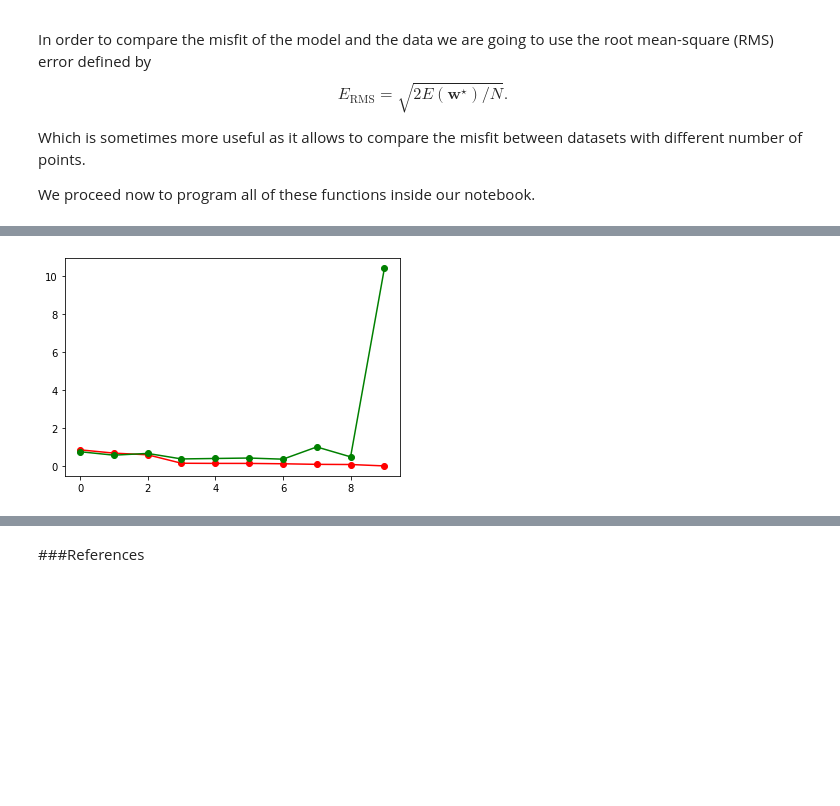
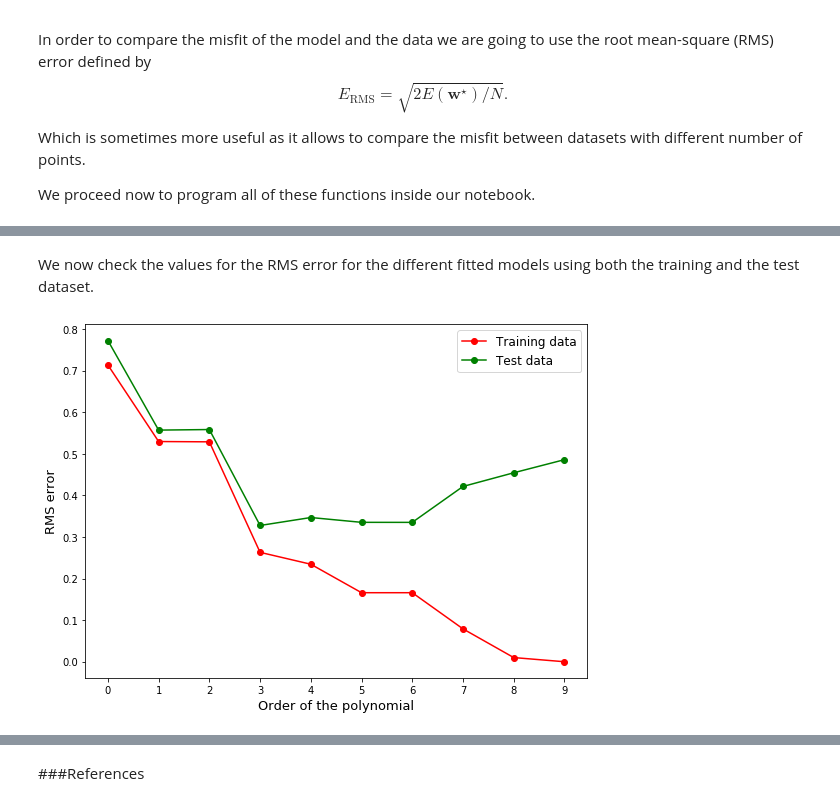
Before and after one commit to CesarArroyo09/Python_Machine_Learning_IFUNAM, a Jupyter notebook: Bishop_PRML_1_1_Example_Polynomial_Curve_Fitting.ipynb, the cells around one changed output, grey strips where cells are left out. Cells and saved outputs as stored; diff of their text form; code cells hidden in the pictures; blank space fills up the shorter version.

```diff
--- a/Bishop_PRML_1_1_Example_Polynomial_Curve_Fitting.ipynb
+++ b/Bishop_PRML_1_1_Example_Polynomial_Curve_Fitting.ipynb
@@ -137,6 +137,10 @@ np.random.seed(4)
 
 N_train = 10 ## Number of points in the training dataset.
 N_test = 100 ## Number of points in the test dataset.
+
+## Parameters of the random noise.
+mu = 0. ## Mean of the Gaussian distribution.
+sigma = 0.3 ## Standard deviation of the Gaussian distribution.
 
 ## 10 uniformly spaced numbers in [0, 1]. Training input dataset.
 ## First argument is the lower bound and second argument is the upper bound.
@@ -150,7 +154,7 @@ x_test = np.linspace(0., 1., num = N_test) ## These values of x will also be use
 t_true = np.sin(2.*np.pi*x_test) ## Values for the true function.
 
 ## To complete the test dataset. We are going to save this for later.
-t_test = np.sin(2.*np.pi*x_test) + np.random.normal(0., 0.3, N_test)
+t_test = np.sin(2.*np.pi*x_test) + np.random.normal(mu, sigma, N_test)
 
 ## We plot the training data and function from which the data was generated.
 plt.figure(figsize=(9,6.5))
@@ -283,16 +212,0 @@ if __name__ == "__main__":
-# %%
-## Generate new data.
-## Test Data
-N = 100
-x_test = np.arange(0, 1, 0.01)
-y_test =  np.sin(2*np.pi*x_test) + np.random.normal(loc,scale,N)
-
-rms_test = []
-
-for M in range(10):
-    W = W_list[M]
-    y_estimate_loss = [y(x, W, M) for x in x_test]
-
-    loss_val = np.sum(np.square(y_estimate_loss - y_test))
-    rms = np.sqrt(loss_val/N)
-    rms_test.append(rms)
@@ -303,8 +351,21 @@ print(len(rms_test))
+# %% [markdown]
+We now check the values for the RMS error for the different fitted models using both the training and the test dataset.
+# %%
+## Compute the RMS error using the test data.
+rms_test = []
+
+for W in W_list:
+    rms =  rms_error(x_test, W, t_test)
+    rms_test.append(rms)
 # %%
-plt.figure()
+plt.figure(figsize=(9,6.5))
 M_array = list(range(10))
-plt.plot(M_array, rms_train, '-o', color='red')
-plt.plot(np.arange(0, 10), rms_test, '-o', color='green')
+plt.plot(M_array, rms_train, '-o', color='red', label='Training data')
+plt.plot(np.arange(0, 10), rms_test, '-o', color='green', label='Test data')
+plt.legend(loc='best', fontsize=12)
+plt.xlabel('Order of the polynomial', fontsize=13)
+plt.ylabel('RMS error', fontsize=13)
+plt.xticks(np.arange(0, 10), np.arange(0, 10))
 plt.show()
 # %% [output]
-[figure, old version]
+[figure, new version]
```
Also changed, not shown: parts of 12 cells of this notebook.
